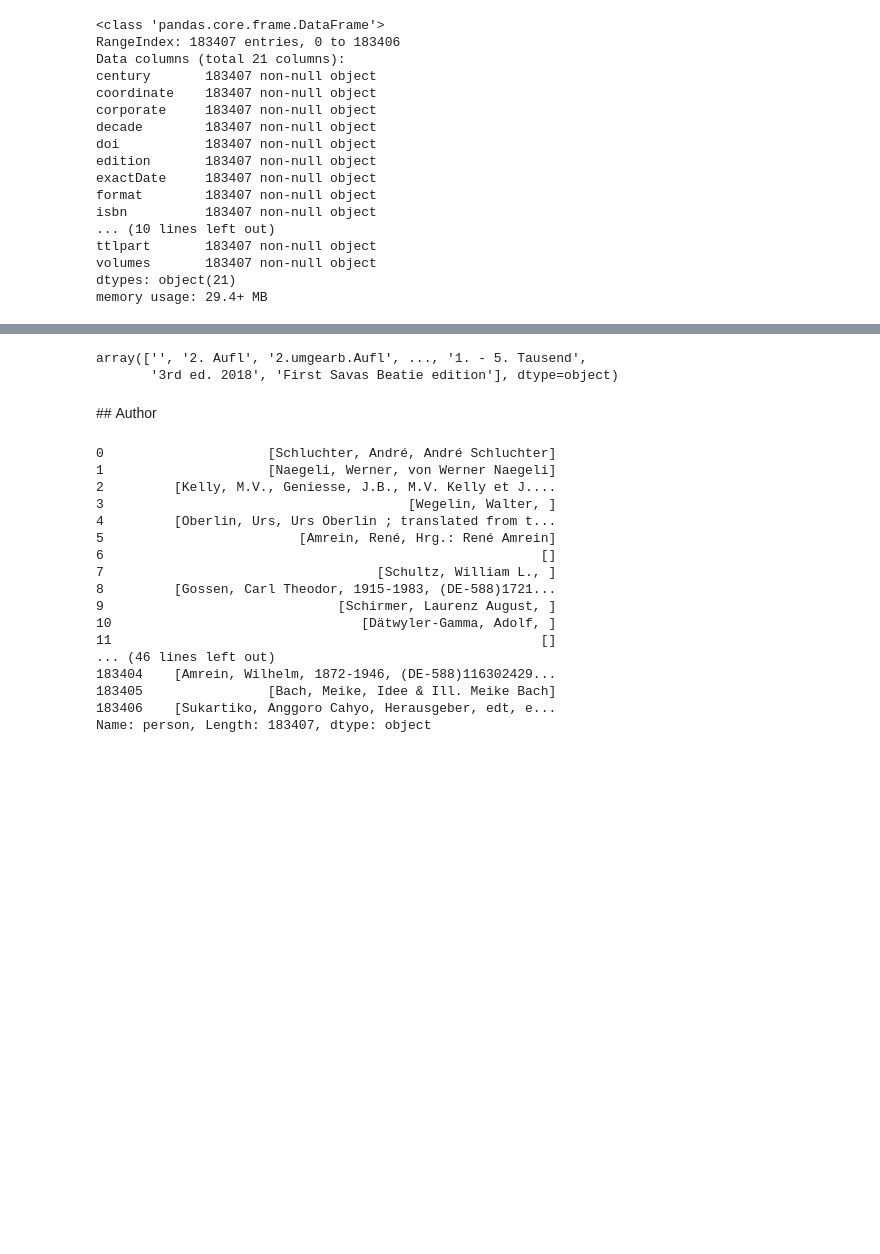
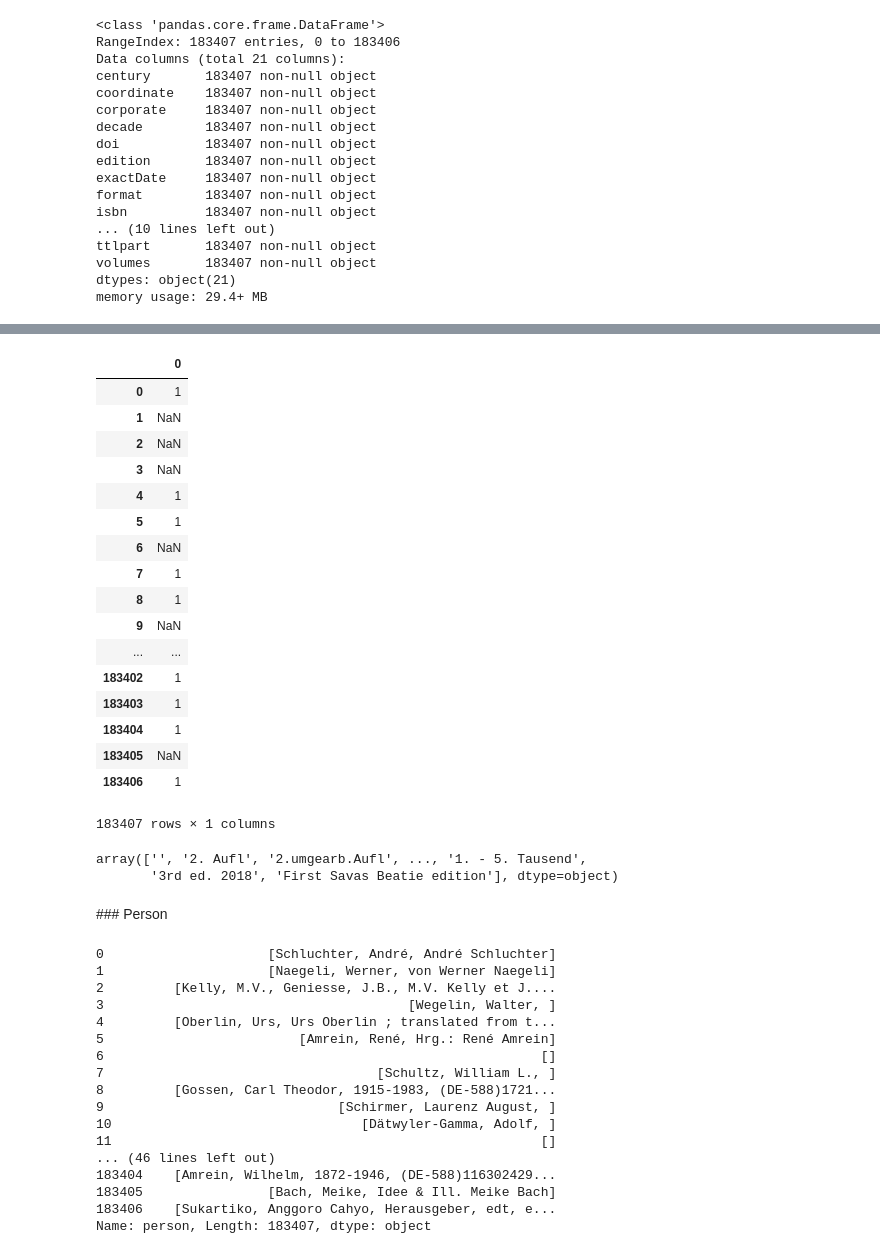
Before and after one commit to swissbib/clustering_metadata, a Jupyter notebook: 04 - json Input Prepared Data.ipynb, the cells around one changed output, grey strips where cells are left out. Saved outputs shown, nothing was run; the diff lists cells and outputs as text; code cells hidden in the pictures; blank space fills up the shorter version.

```diff
--- a/04 - json Input Prepared Data.ipynb
+++ b/04 - json Input Prepared Data.ipynb
@@ -151,10 +299,31 @@ memory usage: 29.4+ MB
+# %%
+df.volumes.str.extract('(1)', expand=True)
+# %% [output]
+|  | 0 |
+| 0 | 1 |
+| 1 | NaN |
+| 2 | NaN |
+| 3 | NaN |
+| 4 | 1 |
+| 5 | 1 |
+| 6 | NaN |
+| 7 | 1 |
+| 8 | 1 |
+| 9 | NaN |
+| ... | ... |
+| 183402 | 1 |
+| 183403 | 1 |
+| 183404 | 1 |
+| 183405 | NaN |
+| 183406 | 1 |
+183407 rows × 1 columns
 # %%
 df.edition.unique()
 # %% [output]
 array(['', '2. Aufl', '2.umgearb.Aufl', ..., '1. - 5. Tausend',
        '3rd ed. 2018', 'First Savas Beatie edition'], dtype=object)
 # %% [markdown]
-## Author
+### Person
 # %%
 df.person
 # %% [output]
```
Also changed, not shown: parts of 29 cells of this notebook, 7 other files.
